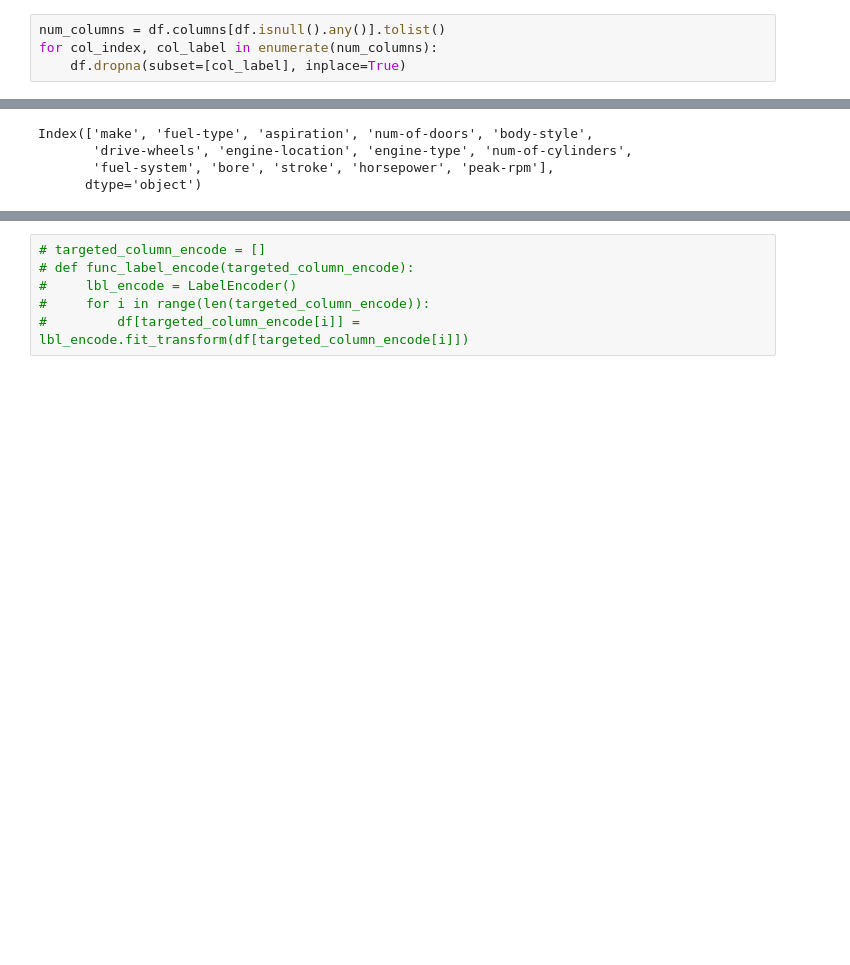
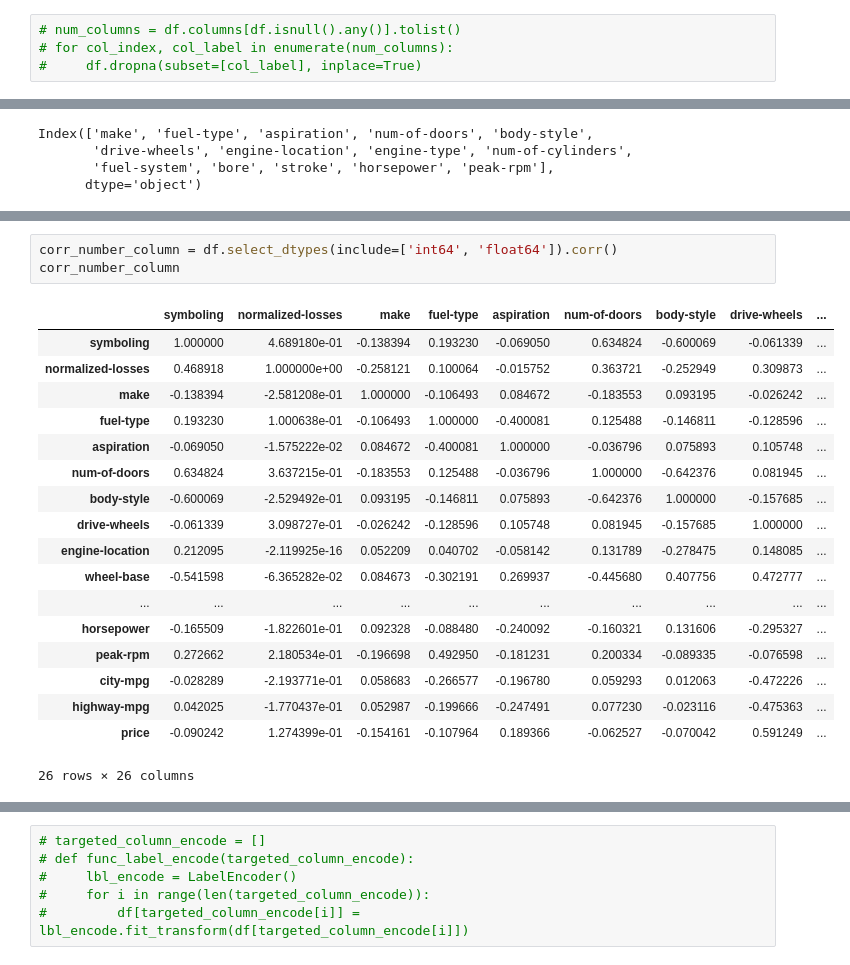
Before and after one commit to avimallik/machine_learning_workbench, a Jupyter notebook: KNN/assessment/Regression - Predicting Car Prices with Machine Learning.ipynb, the cells around one changed output, grey strips where cells are left out. Cells and saved outputs as stored; diff of their text form; blank space fills up the shorter version.

```diff
--- a/KNN/assessment/Regression - Predicting Car Prices with Machine Learning.ipynb
+++ b/KNN/assessment/Regression - Predicting Car Prices with Machine Learning.ipynb
@@ -67,4 +58,4 @@ dtype: int64
 # %%
-num_columns = df.columns[df.isnull().any()].tolist()
-for col_index, col_label in enumerate(num_columns):
-    df.dropna(subset=[col_label], inplace=True)
+# num_columns = df.columns[df.isnull().any()].tolist()
+# for col_index, col_label in enumerate(num_columns):
+#     df.dropna(subset=[col_label], inplace=True)
@@ -140,0 +153,22 @@ np.int64(4)
+# %%
+corr_number_column = df.select_dtypes(include=['int64', 'float64']).corr()
+corr_number_column
+# %% [output]
+|  | symboling | normalized-losses | make | fuel-type | aspiration | num-of-doors | body-style | drive-wheels | ... |
+| symboling | 1.000000 | 4.689180e-01 | -0.138394 | 0.193230 | -0.069050 | 0.634824 | -0.600069 | -0.061339 | ... |
+| normalized-losses | 0.468918 | 1.000000e+00 | -0.258121 | 0.100064 | -0.015752 | 0.363721 | -0.252949 | 0.309873 | ... |
+| make | -0.138394 | -2.581208e-01 | 1.000000 | -0.106493 | 0.084672 | -0.183553 | 0.093195 | -0.026242 | ... |
+| fuel-type | 0.193230 | 1.000638e-01 | -0.106493 | 1.000000 | -0.400081 | 0.125488 | -0.146811 | -0.128596 | ... |
+| aspiration | -0.069050 | -1.575222e-02 | 0.084672 | -0.400081 | 1.000000 | -0.036796 | 0.075893 | 0.105748 | ... |
+| num-of-doors | 0.634824 | 3.637215e-01 | -0.183553 | 0.125488 | -0.036796 | 1.000000 | -0.642376 | 0.081945 | ... |
+| body-style | -0.600069 | -2.529492e-01 | 0.093195 | -0.146811 | 0.075893 | -0.642376 | 1.000000 | -0.157685 | ... |
+| drive-wheels | -0.061339 | 3.098727e-01 | -0.026242 | -0.128596 | 0.105748 | 0.081945 | -0.157685 | 1.000000 | ... |
+| engine-location | 0.212095 | -2.119925e-16 | 0.052209 | 0.040702 | -0.058142 | 0.131789 | -0.278475 | 0.148085 | ... |
+| wheel-base | -0.541598 | -6.365282e-02 | 0.084673 | -0.302191 | 0.269937 | -0.445680 | 0.407756 | 0.472777 | ... |
+| ... | ... | ... | ... | ... | ... | ... | ... | ... | ... |
+| horsepower | -0.165509 | -1.822601e-01 | 0.092328 | -0.088480 | -0.240092 | -0.160321 | 0.131606 | -0.295327 | ... |
+| peak-rpm | 0.272662 | 2.180534e-01 | -0.196698 | 0.492950 | -0.181231 | 0.200334 | -0.089335 | -0.076598 | ... |
+| city-mpg | -0.028289 | -2.193771e-01 | 0.058683 | -0.266577 | -0.196780 | 0.059293 | 0.012063 | -0.472226 | ... |
+| highway-mpg | 0.042025 | -1.770437e-01 | 0.052987 | -0.199666 | -0.247491 | 0.077230 | -0.023116 | -0.475363 | ... |
+| price | -0.090242 | 1.274399e-01 | -0.154161 | -0.107964 | 0.189366 | -0.062527 | -0.070042 | 0.591249 | ... |
+26 rows × 26 columns
```
Also changed, not shown: parts of 44 cells of this notebook, 3 other files.
